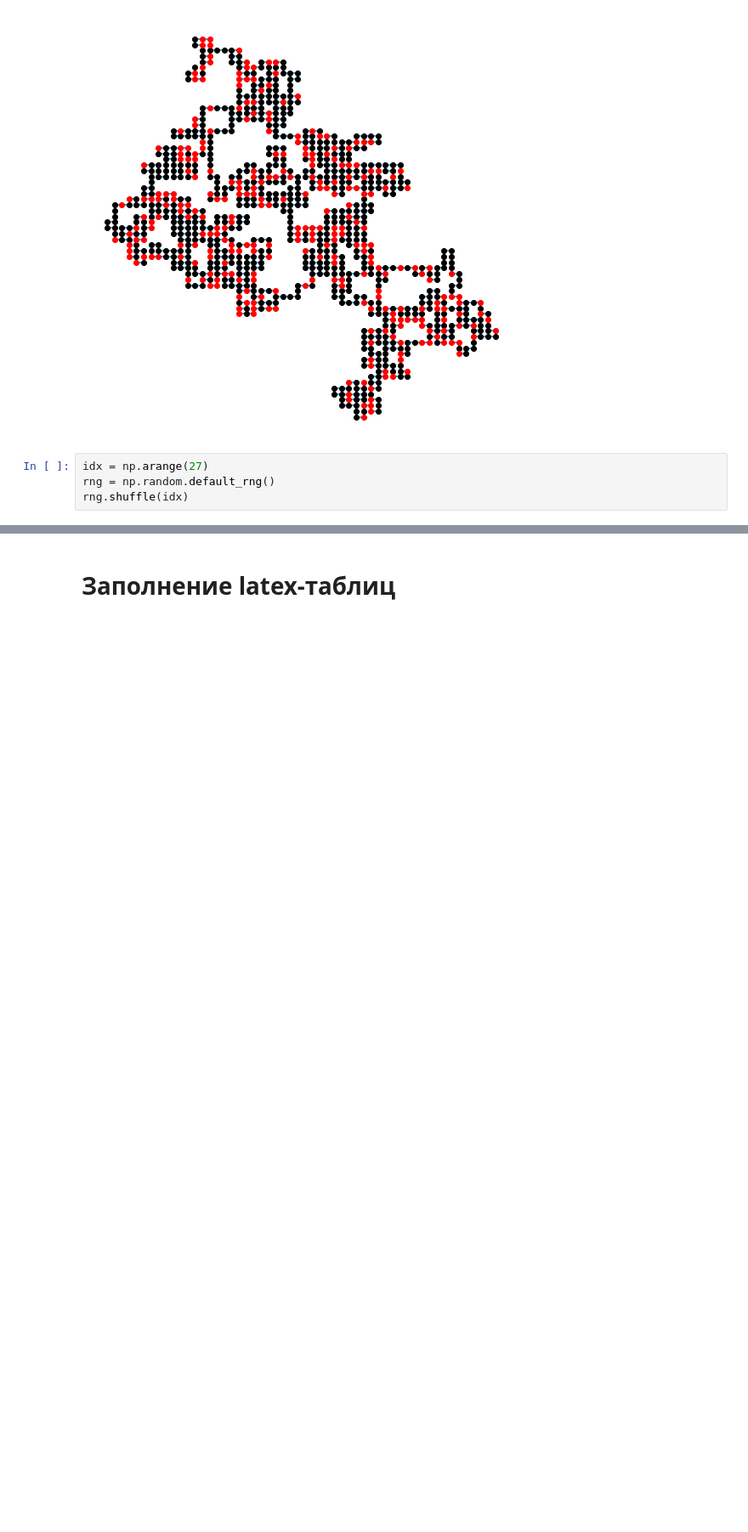
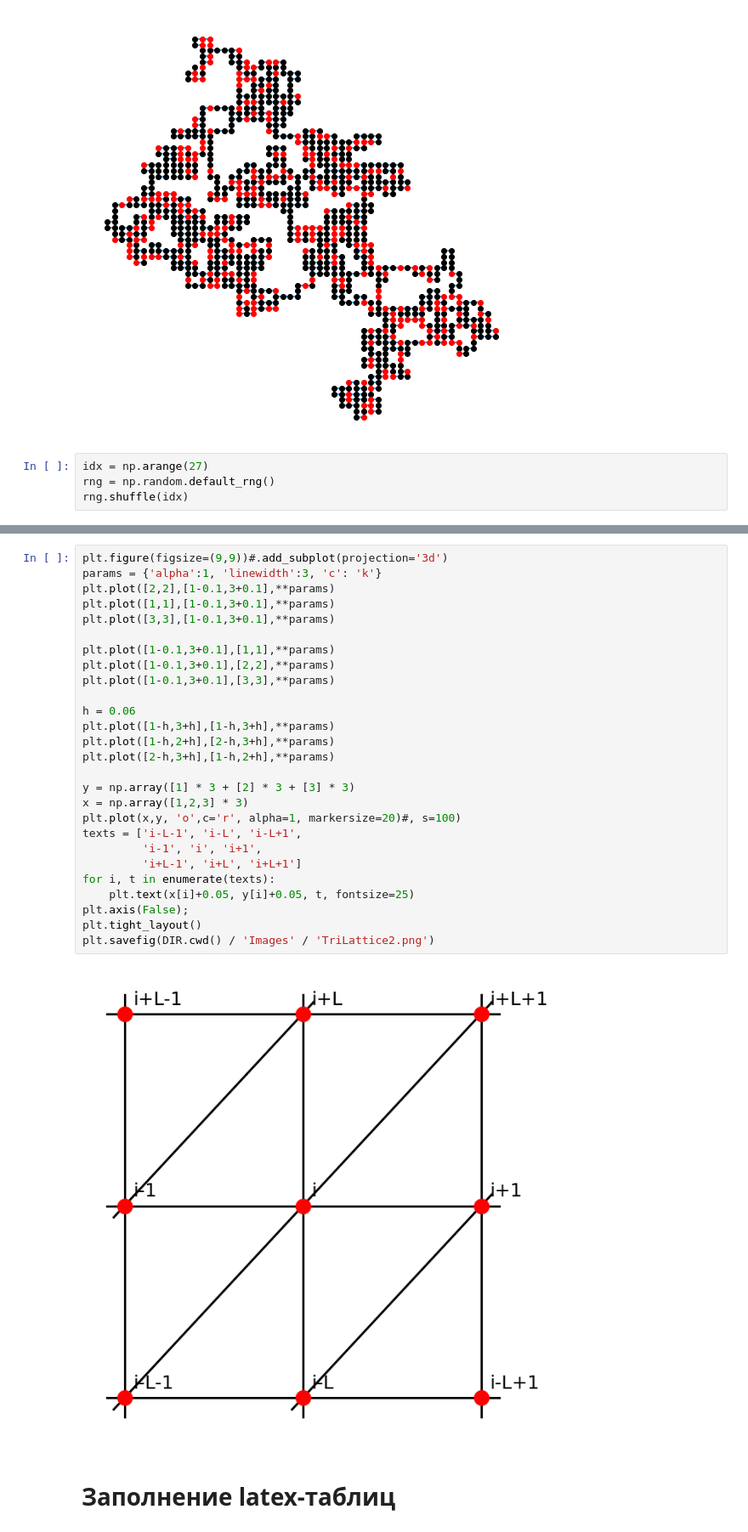
Before and after one commit to Chpel/ProjectMagnet, a Jupyter notebook: Расчёты .ipynb/Artist_Stuff.ipynb, the cells around one changed output, grey strips where cells are left out. Shown at 85% size. Drawn from its saved outputs; the diff is of its cells as text; blank space fills up the shorter version.

```diff
--- a/Расчёты .ipynb/Artist_Stuff.ipynb
+++ b/Расчёты .ipynb/Artist_Stuff.ipynb
@@ -219,3 +246,32 @@ plt.savefig(DIR.cwd() / 'Images' / 'Cubic_lattice.png')
+# %%
+plt.figure(figsize=(9,9))#.add_subplot(projection='3d')
+params = {'alpha':1, 'linewidth':3, 'c': 'k'}
+plt.plot([2,2],[1-0.1,3+0.1],**params)
+plt.plot([1,1],[1-0.1,3+0.1],**params)
+plt.plot([3,3],[1-0.1,3+0.1],**params)
+
+plt.plot([1-0.1,3+0.1],[1,1],**params)
+plt.plot([1-0.1,3+0.1],[2,2],**params)
+plt.plot([1-0.1,3+0.1],[3,3],**params)
+
+h = 0.06
+plt.plot([1-h,3+h],[1-h,3+h],**params)
+plt.plot([1-h,2+h],[2-h,3+h],**params)
+plt.plot([2-h,3+h],[1-h,2+h],**params)
+
+y = np.array([1] * 3 + [2] * 3 + [3] * 3)
+x = np.array([1,2,3] * 3)
+plt.plot(x,y, 'o',c='r', alpha=1, markersize=20)#, s=100)
+texts = ['i-L-1', 'i-L', 'i-L+1',
+         'i-1', 'i', 'i+1',
+         'i+L-1', 'i+L', 'i+L+1']
+for i, t in enumerate(texts):
+    plt.text(x[i]+0.05, y[i]+0.05, t, fontsize=25)
+plt.axis(False);
+plt.tight_layout()
+plt.savefig(DIR.cwd() / 'Images' / 'TriLattice2.png')
+# %% [output]
+[figure, added]
 # %% [markdown]
 # Заполнение latex-таблиц
 # %%
```
Also changed, not shown: parts of 5 cells of this notebook, 7 other files.
